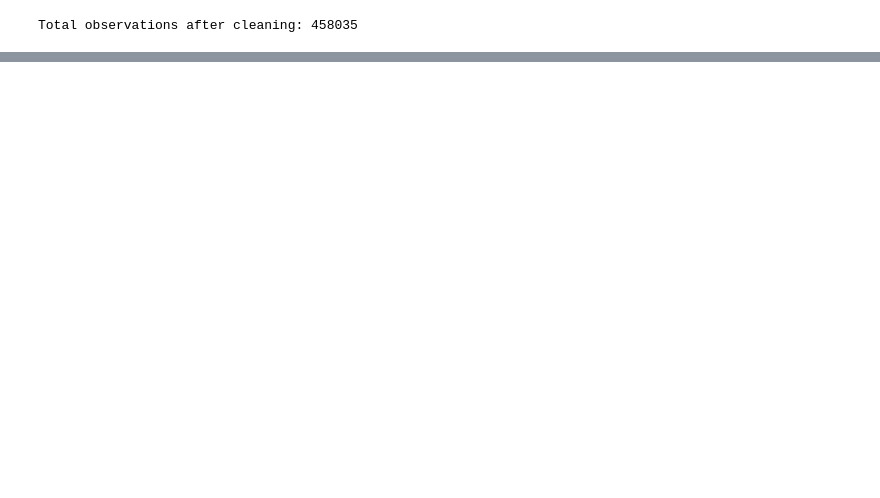
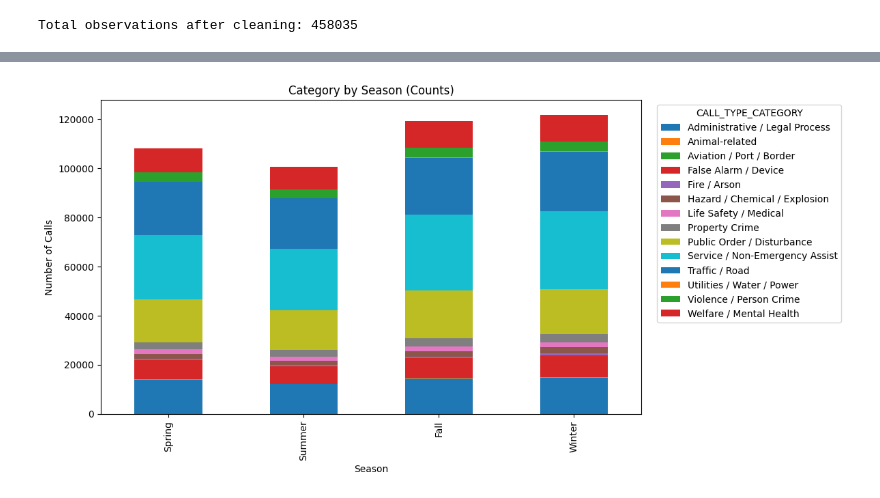
Before and after one commit to BJKin/Analytics-Driven-Resource-Deployment-for-San-Diego-Emergency-Services, a Jupyter notebook: data_pipeline.ipynb, the cells around one changed output, grey strips where cells are left out. Cells and saved outputs as stored; diff of their text form; code cells hidden in the pictures; blank space fills up the shorter version.

```diff
--- a/data_pipeline.ipynb
+++ b/data_pipeline.ipynb
@@ -225,0 +316,26 @@ Total observations after cleaning: 458035
+# %%
+time_col = "DATE_TIME"
+
+month = pd.to_datetime(df_cleaned_v2[time_col]).dt.month
+
+df_cleaned_v2["SEASON"] = month.map({12: 'Winter', 1: 'Winter', 2: 'Winter',
+                          3: 'Spring', 4: 'Spring', 5: 'Spring',
+                          6: 'Summer', 7: 'Summer', 8: 'Summer',
+                          9: 'Fall', 10: 'Fall', 11: 'Fall'})
+
+pivot = (
+    df_cleaned_v2.groupby(["SEASON", "CALL_TYPE_CATEGORY"])
+       .size()
+       .unstack(fill_value=0)
+       .reindex(["Spring", "Summer", "Fall", "Winter"])
+)
+
+ax = pivot.plot(kind="bar", stacked=True, figsize=(12, 6))
+ax.set_xlabel("Season")
+ax.set_ylabel("Number of Calls")
+ax.set_title("Category by Season (Counts)")
+ax.legend(title="CALL_TYPE_CATEGORY", bbox_to_anchor=(1.02, 1), loc="upper left")
+plt.tight_layout()
+plt.show()
+# %% [output]
+[figure, added]
```
Also changed, not shown: parts of 7 cells of this notebook.
